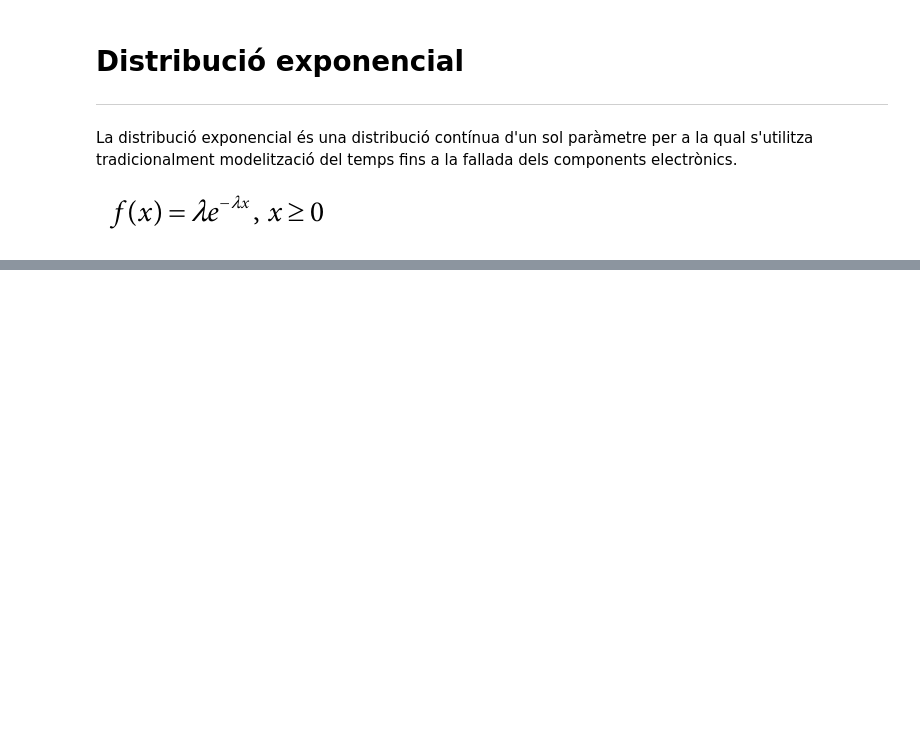
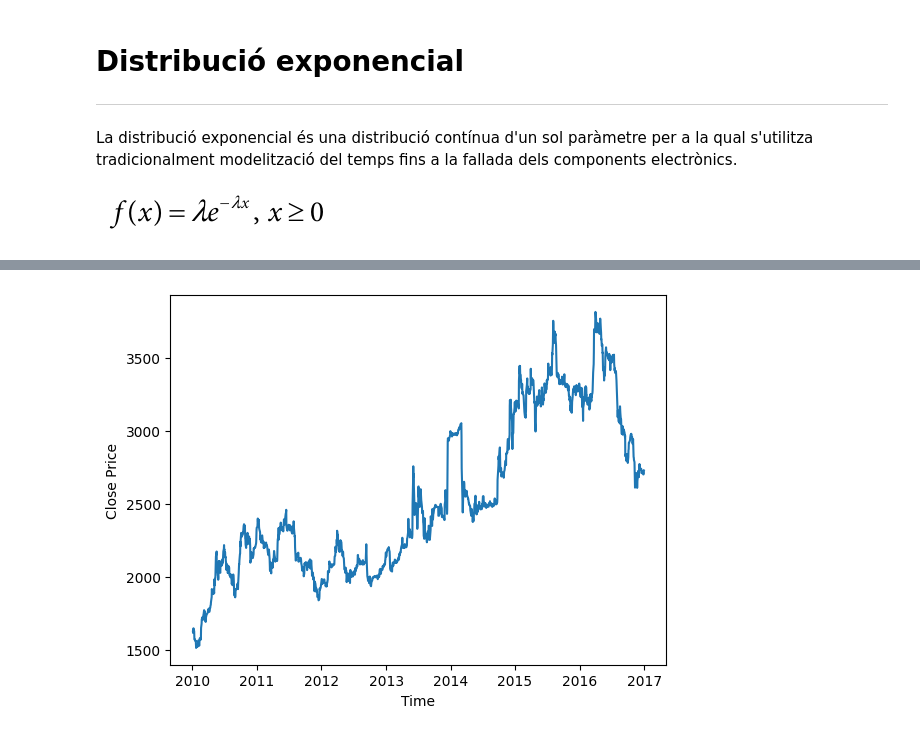
Before and after one commit to ManelSoengas/Python, a Jupyter notebook: Python_Probabilitat.ipynb, the cells around one changed output, grey strips where cells are left out. Cells and saved outputs as stored; diff of their text form; code cells hidden in the pictures; blank space fills up the shorter version.

```diff
--- a/Python_Probabilitat.ipynb
+++ b/Python_Probabilitat.ipynb
@@ -159,0 +218,3 @@ La distribució exponencial és una distribució contínua d'un sol paràmetre p
+# %%
+glaxo_df = pd.read_csv('/content/GLAXO.csv')
+glaxo_df[0:5]
@@ -159,0 +228,8 @@ La distribució exponencial és una distribució contínua d'un sol paràmetre p
+# %%
+beml_df = beml_df[['Date', 'Close']]
+glaxo_df = glaxo_df[['Date', 'Close']]
+# %%
+glaxo_df = glaxo_df.set_index(pd.DatetimeIndex(glaxo_df['Date']))
+beml_df = beml_df.set_index(pd.DatetimeIndex(beml_df['Date']))
+glaxo_df[0:5]
+#Un DatetimeIndex conté informació completa de dates: any, mes, dia, hora, minut, segon...
@@ -159,0 +244,9 @@ La distribució exponencial és una distribució contínua d'un sol paràmetre p
+# %%
+import matplotlib.pyplot as plt
+import seaborn as sn
+%matplotlib inline
+plt.plot(glaxo_df.Close);
+plt.xlabel('Time');
+plt.ylabel('Close Price');
+# %% [output]
+[figure, added]
```
Also changed, not shown: parts of 23 cells of this notebook.
